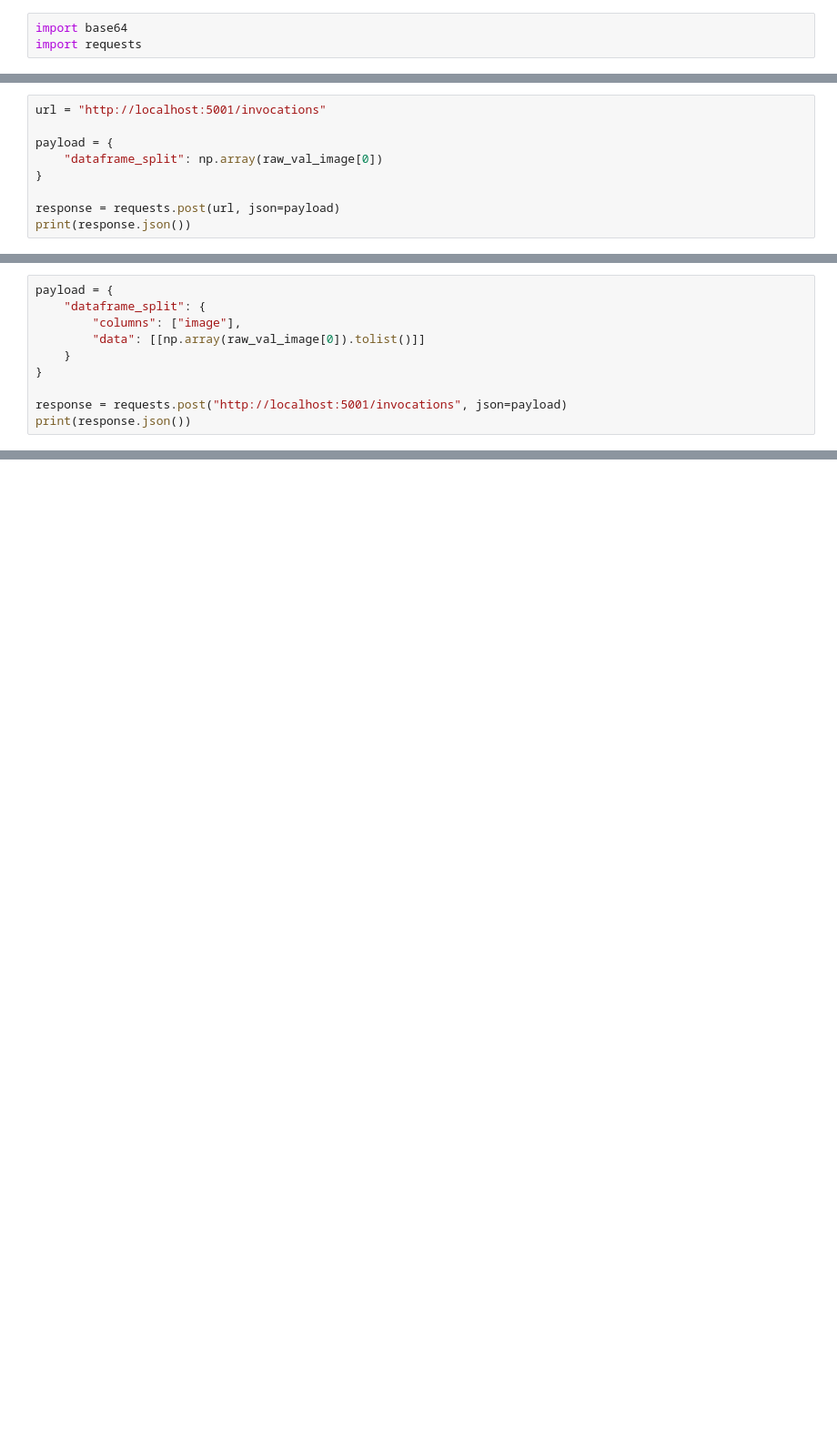
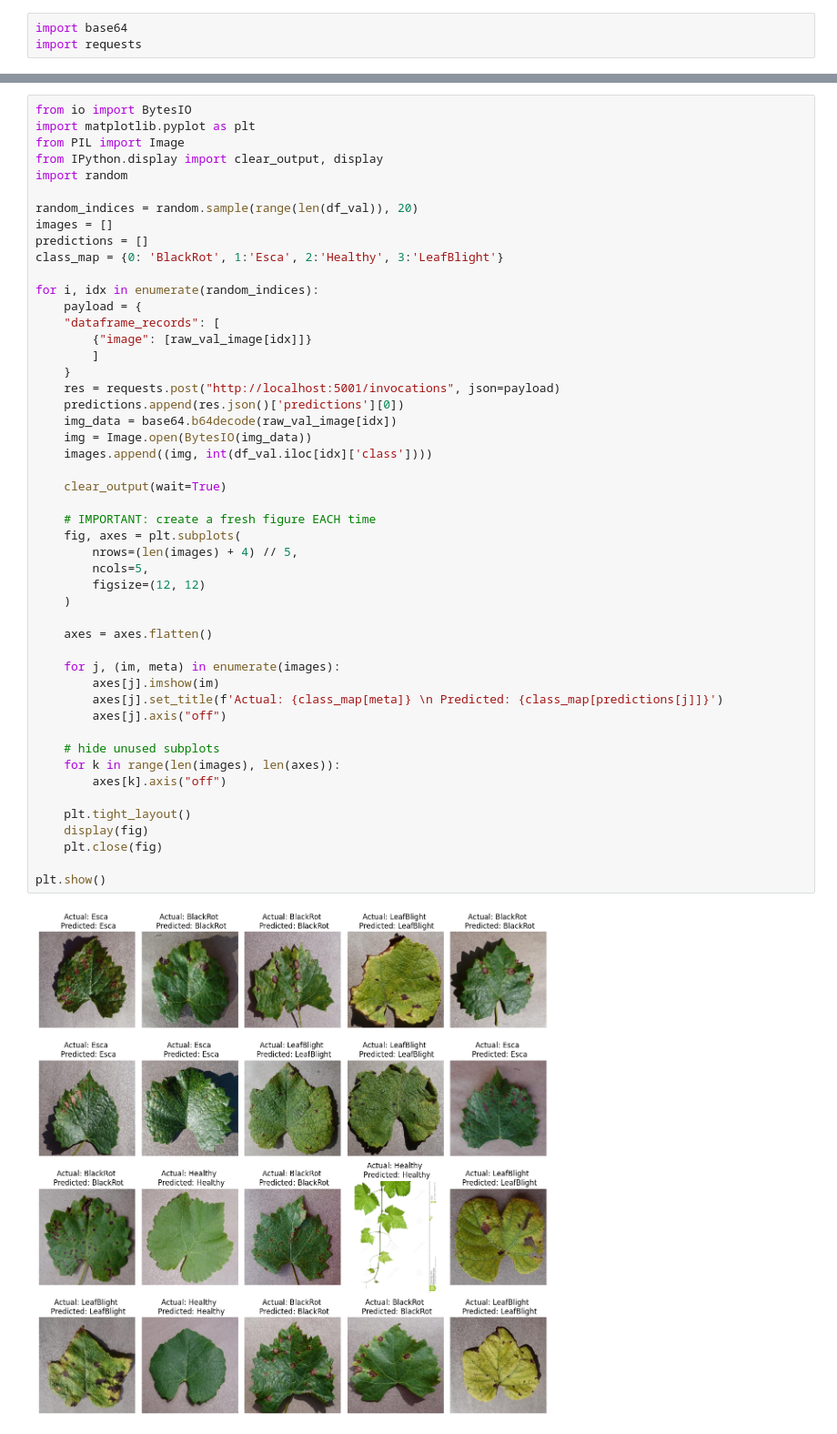
Before and after one commit to tasinislam21/MLFlow_demo, a Jupyter notebook: step2.ipynb, the cells around one changed output, grey strips where cells are left out. Shown at 91% size. Saved outputs shown, nothing was run; the diff lists cells and outputs as text; blank space fills up the shorter version.

```diff
--- a/step2.ipynb
+++ b/step2.ipynb
@@ -16,9 +19,0 @@ print(res.json())
-# %%
-url = "http://localhost:5001/invocations"
-
-payload = {
-    "dataframe_split": np.array(raw_val_image[0])
-}
-
-response = requests.post(url, json=payload)
-print(response.json())
@@ -59,10 +19,0 @@ array([[[203, 199, 196],
-# %%
-payload = {
-    "dataframe_split": {
-        "columns": ["image"],
-        "data": [[np.array(raw_val_image[0]).tolist()]]
-    }
-}
-
-response = requests.post("http://localhost:5001/invocations", json=payload)
-print(response.json())
@@ -68,0 +45,51 @@ print(response.json())
+# %%
+from io import BytesIO
+import matplotlib.pyplot as plt
+from PIL import Image
+from IPython.display import clear_output, display
+import random
+
+random_indices = random.sample(range(len(df_val)), 20)
+images = []
+predictions = []
+class_map = {0: 'BlackRot', 1:'Esca', 2:'Healthy', 3:'LeafBlight'}
+
+for i, idx in enumerate(random_indices):
+    payload = {
+    "dataframe_records": [
+        {"image": [raw_val_image[idx]]}
+        ]
+    }
+    res = requests.post("http://localhost:5001/invocations", json=payload)
+    predictions.append(res.json()['predictions'][0])
+    img_data = base64.b64decode(raw_val_image[idx])
+    img = Image.open(BytesIO(img_data))
+    images.append((img, int(df_val.iloc[idx]['class'])))
+
+    clear_output(wait=True)
+
+    # IMPORTANT: create a fresh figure EACH time
+    fig, axes = plt.subplots(
+        nrows=(len(images) + 4) // 5,
+        ncols=5,
+        figsize=(12, 12)
+    )
+
+    axes = axes.flatten()
+
+    for j, (im, meta) in enumerate(images):
+        axes[j].imshow(im)
+        axes[j].set_title(f'Actual: {class_map[meta]} \n Predicted: {class_map[predictions[j]]}')
+        axes[j].axis("off")
+
+    # hide unused subplots
+    for k in range(len(images), len(axes)):
+        axes[k].axis("off")
+
+    plt.tight_layout()
+    display(fig)
+    plt.close(fig)
+
+plt.show()
+# %% [output]
+[figure, added]
```
Also changed, not shown: parts of 6 cells of this notebook, 1 other file.
